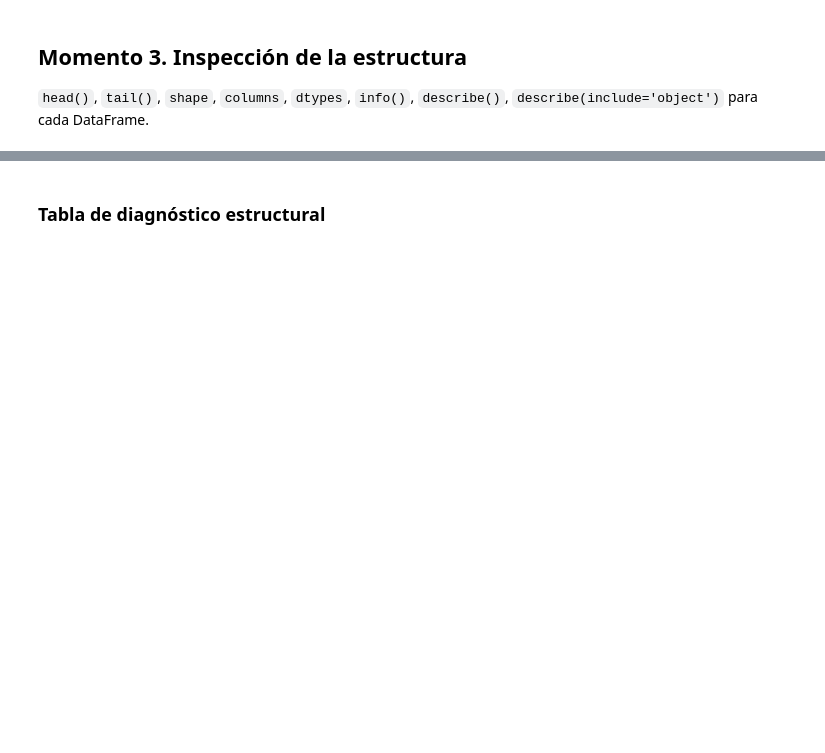
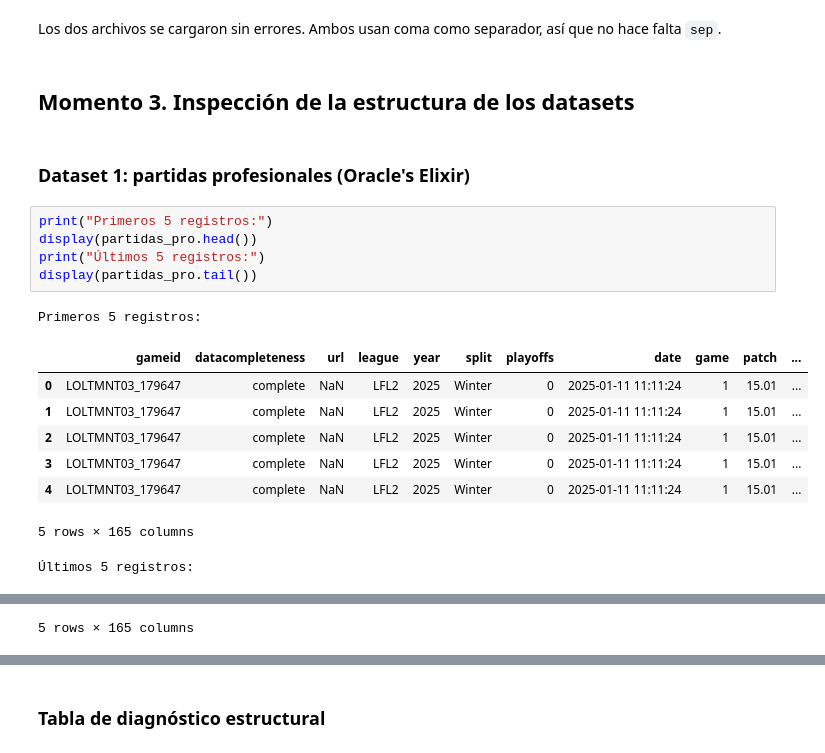
Before and after one commit to juancamilomontes/proyecto-lol-ciencia-datos, a Jupyter notebook: notebooks/diagnostico_calidad.ipynb, the cells around one changed output, grey strips where cells are left out. Saved outputs shown, nothing was run; the diff lists cells and outputs as text; blank space fills up the shorter version.

```diff
--- a/notebooks/diagnostico_calidad.ipynb
+++ b/notebooks/diagnostico_calidad.ipynb
@@ -12,4 +69,21 @@
+# %% [markdown]
+Los dos archivos se cargaron sin errores. Ambos usan coma como separador, así que no hace falta `sep`.
 # %% [markdown]
-## Momento 3. Inspección de la estructura
-
-`head()`, `tail()`, `shape`, `columns`, `dtypes`, `info()`, `describe()`, `describe(include='object')` para cada DataFrame.
+## Momento 3. Inspección de la estructura de los datasets
+# %% [markdown]
+### Dataset 1: partidas profesionales (Oracle's Elixir)
+# %%
+print("Primeros 5 registros:")
+display(partidas_pro.head())
+print("Últimos 5 registros:")
+display(partidas_pro.tail())
+# %% [output]
+Primeros 5 registros:
+|  | gameid | datacompleteness | url | league | year | split | playoffs | date | game | patch | ... |
+| 0 | LOLTMNT03_179647 | complete | NaN | LFL2 | 2025 | Winter | 0 | 2025-01-11 11:11:24 | 1 | 15.01 | ... |
+| 1 | LOLTMNT03_179647 | complete | NaN | LFL2 | 2025 | Winter | 0 | 2025-01-11 11:11:24 | 1 | 15.01 | ... |
+| 2 | LOLTMNT03_179647 | complete | NaN | LFL2 | 2025 | Winter | 0 | 2025-01-11 11:11:24 | 1 | 15.01 | ... |
+| 3 | LOLTMNT03_179647 | complete | NaN | LFL2 | 2025 | Winter | 0 | 2025-01-11 11:11:24 | 1 | 15.01 | ... |
+| 4 | LOLTMNT03_179647 | complete | NaN | LFL2 | 2025 | Winter | 0 | 2025-01-11 11:11:24 | 1 | 15.01 | ... |
+5 rows × 165 columns
+Últimos 5 registros:
@@ -15,0 +96 @@
+5 rows × 165 columns
```
Also changed, not shown: parts of 54 cells of this notebook.
